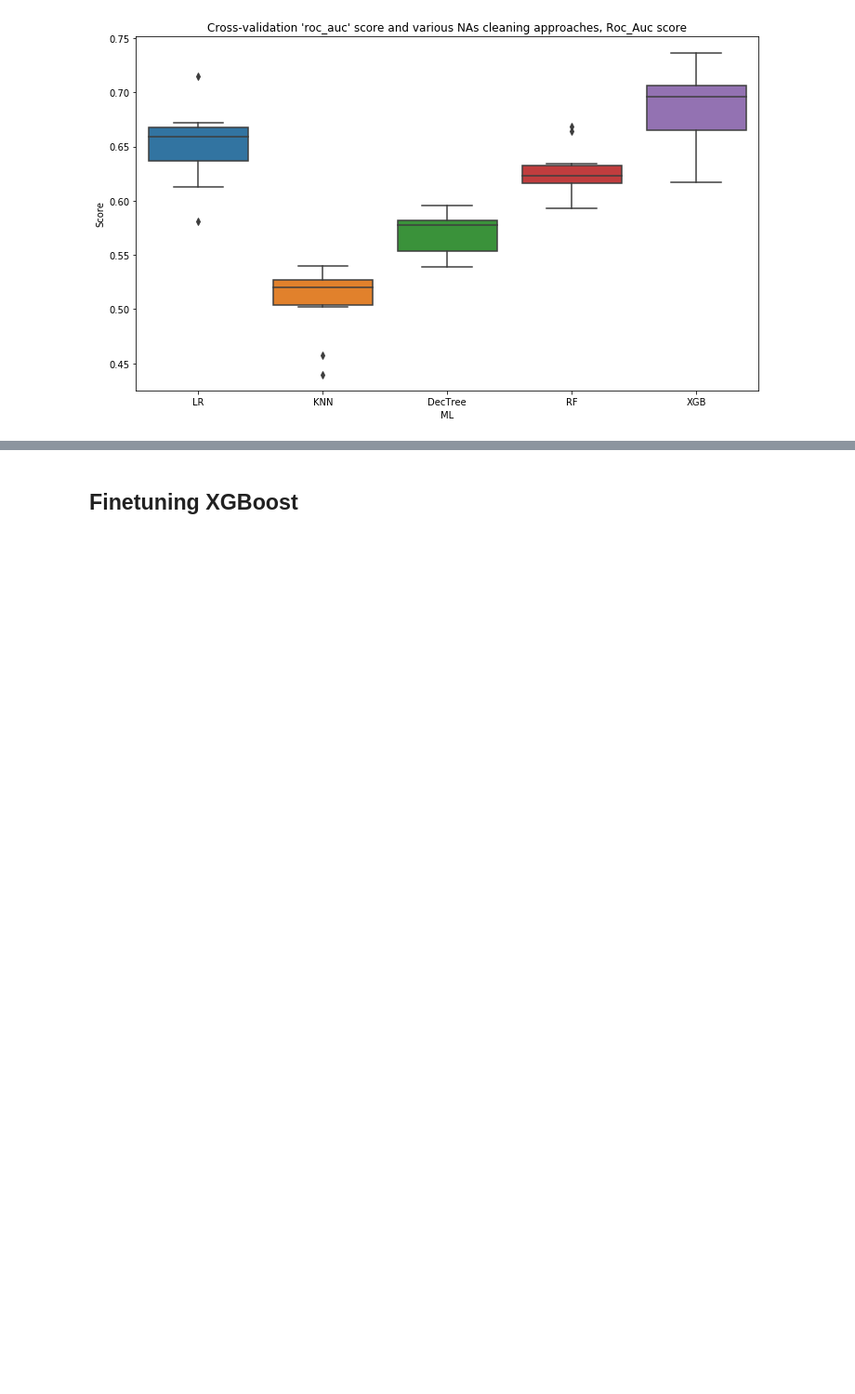
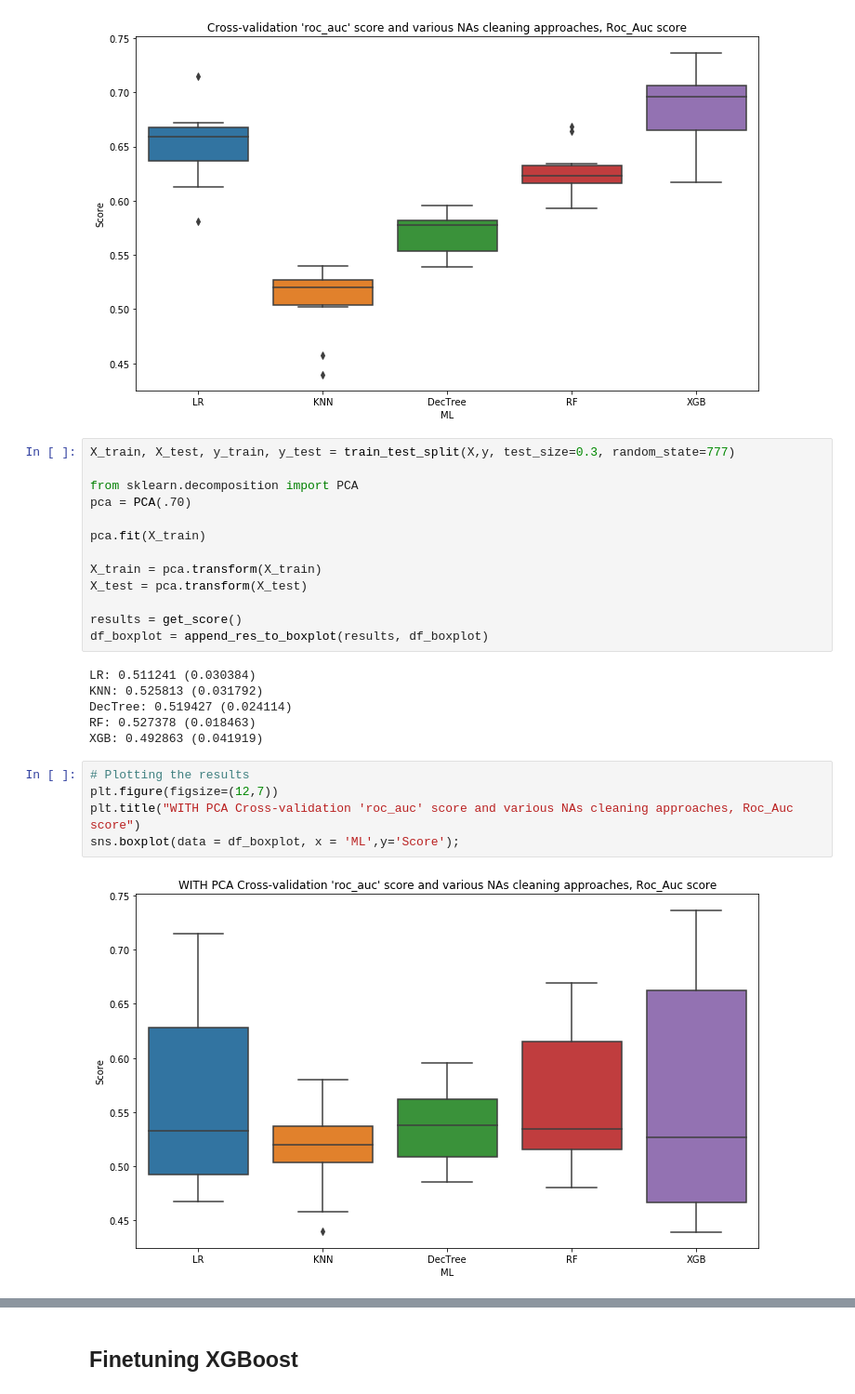
Before and after one commit to tlysenko/KyivstarBigDataSchool, a Jupyter notebook: Kyivstar_BigData_School_test_assignment.ipynb, the cells around one changed output, grey strips where cells are left out. Shown: that part at 93% size. Drawn from its saved outputs; the diff is of its cells as text; blank space fills up the shorter version.

```diff
--- a/Kyivstar_BigData_School_test_assignment.ipynb
+++ b/Kyivstar_BigData_School_test_assignment.ipynb
@@ -296,5 +296,31 @@ plt.title("Cross-validation 'roc_auc' score and various NAs cleaning approaches,
 sns.boxplot(data = df_boxplot, x = 'ML',y='Score');
 # %% [output]
 [figure]
+# %%
+X_train, X_test, y_train, y_test = train_test_split(X,y, test_size=0.3, random_state=777)
+
+from sklearn.decomposition import PCA
+pca = PCA(.70)
+
+pca.fit(X_train)
+
+X_train = pca.transform(X_train)
+X_test = pca.transform(X_test)
+
+results = get_score()
+df_boxplot = append_res_to_boxplot(results, df_boxplot)
+# %% [output]
+LR: 0.511241 (0.030384)
+KNN: 0.525813 (0.031792)
+DecTree: 0.519427 (0.024114)
+RF: 0.527378 (0.018463)
+XGB: 0.492863 (0.041919)
+# %%
+# Plotting the results
+plt.figure(figsize=(12,7))
+plt.title("WITH PCA Cross-validation 'roc_auc' score and various NAs cleaning approaches, Roc_Auc score")
+sns.boxplot(data = df_boxplot, x = 'ML',y='Score');
+# %% [output]
+[figure, added]
 # %% [markdown]
 *XGBoost shows the best performance, let's finetune it further*
```
Also changed, not shown: parts of 10 cells of this notebook.
